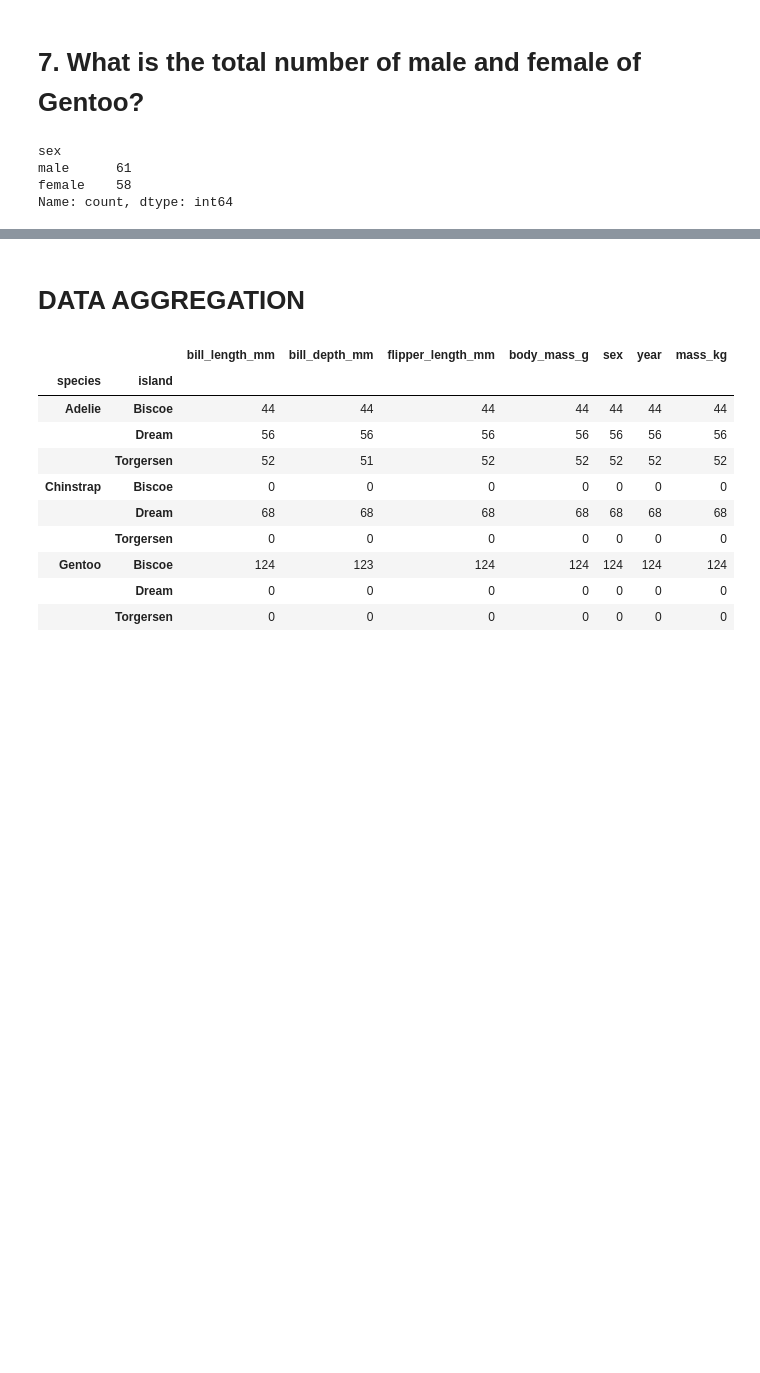
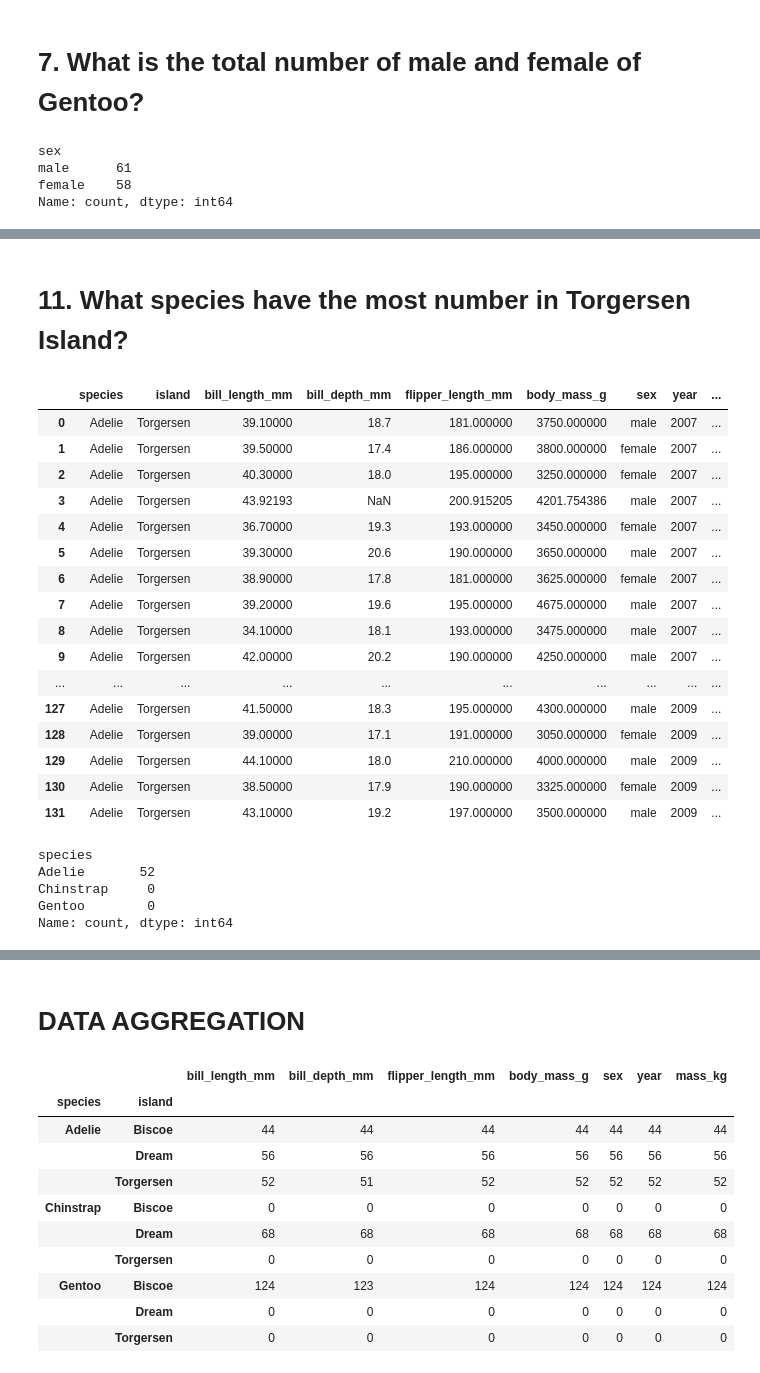
Before and after one commit to HARDINAN-IT2A/ELEC03-DATA-ANALYTICS-HARDINAN, a Jupyter notebook: ELEC03_HARDINAN.ipynb, the cells around one changed output, grey strips where cells are left out. Cells and saved outputs as stored; diff of their text form; code cells hidden in the pictures; blank space fills up the shorter version.

```diff
--- a/ELEC03_HARDINAN.ipynb
+++ b/ELEC03_HARDINAN.ipynb
@@ -33,7 +33,7 @@ birds
     <li>Source</li>
 </ul>
 # %%
-birds = pd.read_csv('datasets\\penguins.csv')
+birds = pd.read_csv('dataset\\penguins.csv')
 # %%
 birds
 # %% [output]
@@ -744,0 +865,30 @@ Name: count, dtype: int64
+# %% [markdown]
+<h1>11. What species have the most number in <strong>Torgersen Island<strong>?</h1>
+# %%
+torgersen_df
+# %% [output]
+|  | species | island | bill_length_mm | bill_depth_mm | flipper_length_mm | body_mass_g | sex | year | ... |
+| 0 | Adelie | Torgersen | 39.10000 | 18.7 | 181.000000 | 3750.000000 | male | 2007 | ... |
+| 1 | Adelie | Torgersen | 39.50000 | 17.4 | 186.000000 | 3800.000000 | female | 2007 | ... |
+| 2 | Adelie | Torgersen | 40.30000 | 18.0 | 195.000000 | 3250.000000 | female | 2007 | ... |
+| 3 | Adelie | Torgersen | 43.92193 | NaN | 200.915205 | 4201.754386 | male | 2007 | ... |
+| 4 | Adelie | Torgersen | 36.70000 | 19.3 | 193.000000 | 3450.000000 | female | 2007 | ... |
+| 5 | Adelie | Torgersen | 39.30000 | 20.6 | 190.000000 | 3650.000000 | male | 2007 | ... |
+| 6 | Adelie | Torgersen | 38.90000 | 17.8 | 181.000000 | 3625.000000 | female | 2007 | ... |
+| 7 | Adelie | Torgersen | 39.20000 | 19.6 | 195.000000 | 4675.000000 | male | 2007 | ... |
+| 8 | Adelie | Torgersen | 34.10000 | 18.1 | 193.000000 | 3475.000000 | male | 2007 | ... |
+| 9 | Adelie | Torgersen | 42.00000 | 20.2 | 190.000000 | 4250.000000 | male | 2007 | ... |
+| ... | ... | ... | ... | ... | ... | ... | ... | ... | ... |
+| 127 | Adelie | Torgersen | 41.50000 | 18.3 | 195.000000 | 4300.000000 | male | 2009 | ... |
+| 128 | Adelie | Torgersen | 39.00000 | 17.1 | 191.000000 | 3050.000000 | female | 2009 | ... |
+| 129 | Adelie | Torgersen | 44.10000 | 18.0 | 210.000000 | 4000.000000 | male | 2009 | ... |
+| 130 | Adelie | Torgersen | 38.50000 | 17.9 | 190.000000 | 3325.000000 | female | 2009 | ... |
+| 131 | Adelie | Torgersen | 43.10000 | 19.2 | 197.000000 | 3500.000000 | male | 2009 | ... |
+# %%
+torgersen_df['species'].value_counts()
+# %% [output]
+species
+Adelie       52
+Chinstrap     0
+Gentoo        0
+Name: count, dtype: int64
```
Also changed, not shown: parts of 37 cells of this notebook.
